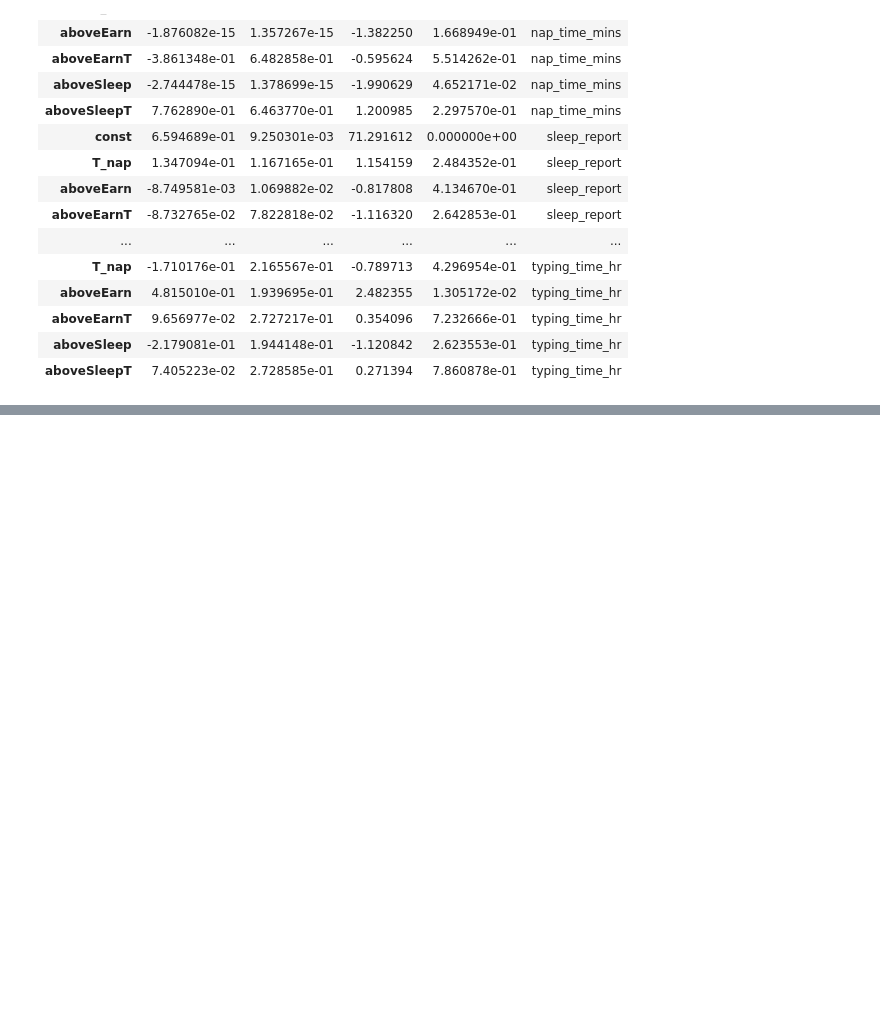
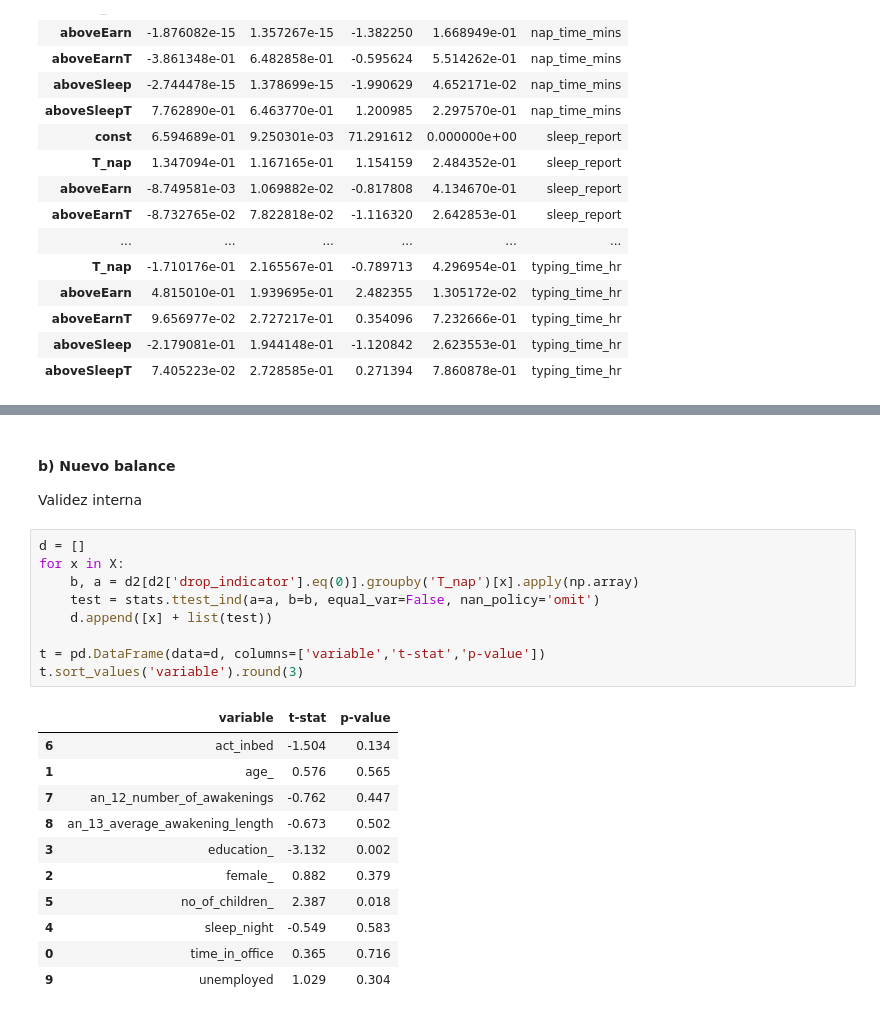
Before and after one commit to ArturoSbr/EmtrAp-hw01, a Jupyter notebook: cod/main.ipynb, the cells around one changed output, grey strips where cells are left out. Drawn from its saved outputs; the diff is of its cells as text; blank space fills up the shorter version.

```diff
--- a/cod/main.ipynb
+++ b/cod/main.ipynb
@@ -354,0 +366,24 @@ pd.concat(d, axis=0)
+# %% [markdown]
+#### b) Nuevo balance
+Validez interna
+# %%
+d = []
+for x in X:
+    b, a = d2[d2['drop_indicator'].eq(0)].groupby('T_nap')[x].apply(np.array)
+    test = stats.ttest_ind(a=a, b=b, equal_var=False, nan_policy='omit')
+    d.append([x] + list(test))
+
+t = pd.DataFrame(data=d, columns=['variable','t-stat','p-value'])
+t.sort_values('variable').round(3)
+# %% [output]
+|  | variable | t-stat | p-value |
+| 6 | act_inbed | -1.504 | 0.134 |
+| 1 | age_ | 0.576 | 0.565 |
+| 7 | an_12_number_of_awakenings | -0.762 | 0.447 |
+| 8 | an_13_average_awakening_length | -0.673 | 0.502 |
+| 3 | education_ | -3.132 | 0.002 |
+| 2 | female_ | 0.882 | 0.379 |
+| 5 | no_of_children_ | 2.387 | 0.018 |
+| 4 | sleep_night | -0.549 | 0.583 |
+| 0 | time_in_office | 0.365 | 0.716 |
+| 9 | unemployed | 1.029 | 0.304 |
```
Also changed, not shown: parts of 6 cells of this notebook.
